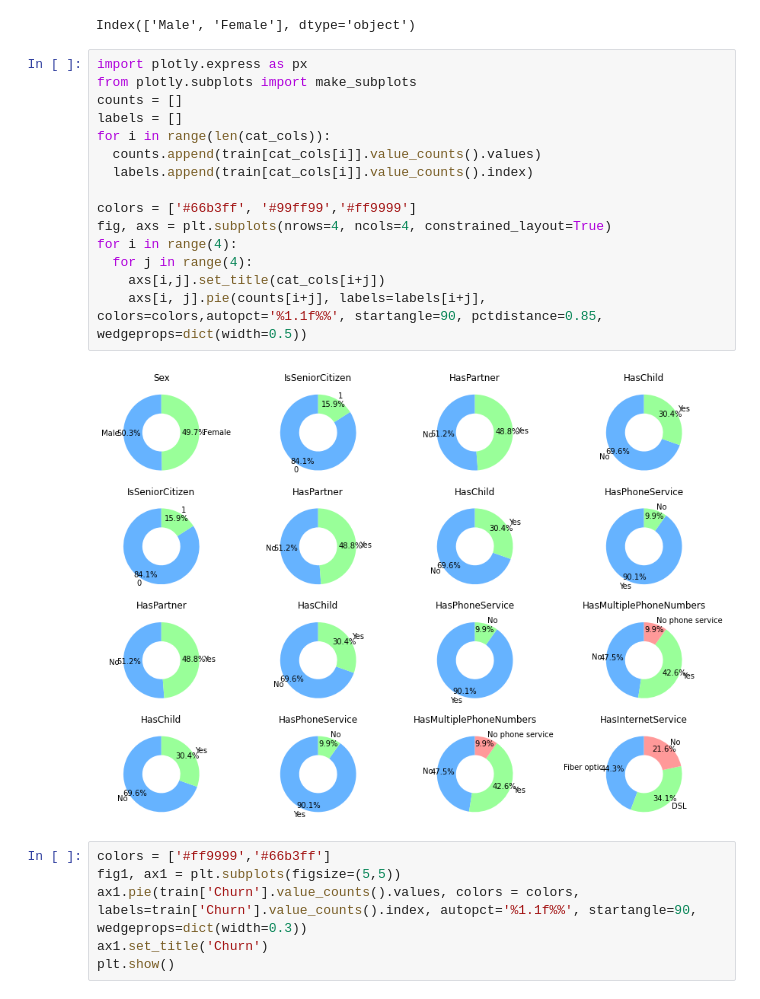
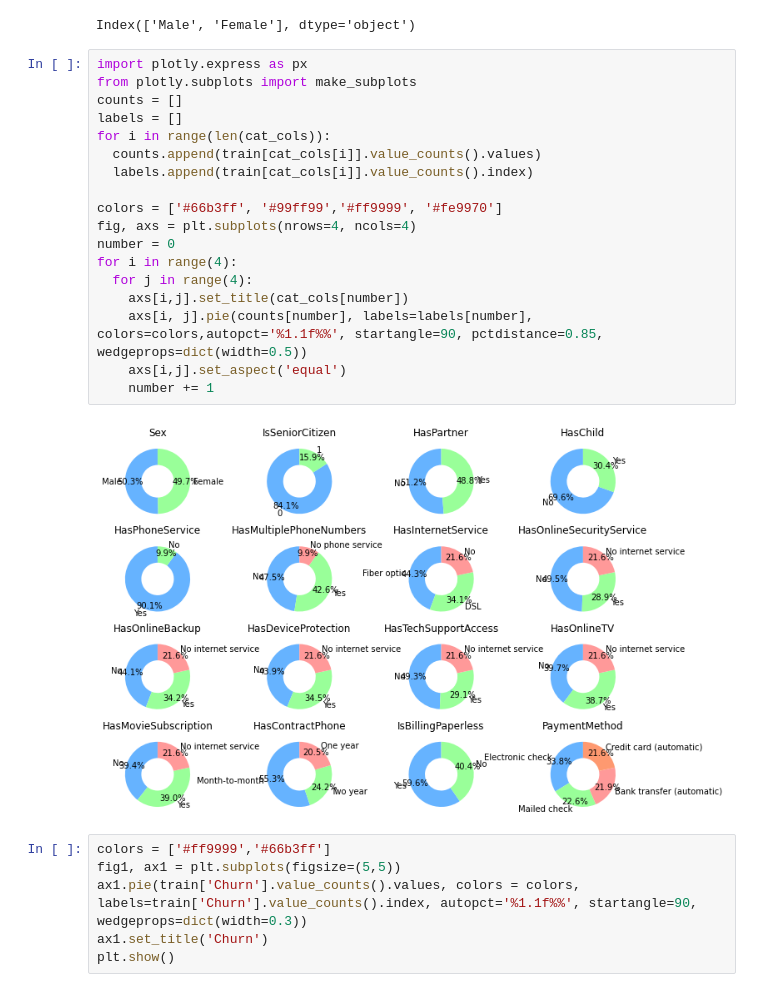
Before and after one commit to 4d5645/DeepLearningSchool, a Jupyter notebook: Предсказание_оттока_пользователей.ipynb, the cells around one changed output. Cells and saved outputs as stored; diff of their text form.

```diff
--- a/Предсказание_оттока_пользователей.ipynb
+++ b/Предсказание_оттока_пользователей.ipynb
@@ -166,20 +166,23 @@ Index(['Male', 'Female'], dtype='object')
 # %%
 import plotly.express as px
 from plotly.subplots import make_subplots
 counts = []
 labels = []
 for i in range(len(cat_cols)):
   counts.append(train[cat_cols[i]].value_counts().values)
   labels.append(train[cat_cols[i]].value_counts().index)
 
-colors = ['#66b3ff', '#99ff99','#ff9999']
-fig, axs = plt.subplots(nrows=4, ncols=4, constrained_layout=True)
+colors = ['#66b3ff', '#99ff99','#ff9999', '#fe9970']
+fig, axs = plt.subplots(nrows=4, ncols=4)
+number = 0
 for i in range(4):
   for j in range(4):
-    axs[i,j].set_title(cat_cols[i+j])
-    axs[i, j].pie(counts[i+j], labels=labels[i+j], colors=colors,autopct='%1.1f%%', startangle=90, pctdistance=0.85, wedgeprops=dict(width=0.5))
+    axs[i,j].set_title(cat_cols[number])
+    axs[i, j].pie(counts[number], labels=labels[number], colors=colors,autopct='%1.1f%%', startangle=90, pctdistance=0.85, wedgeprops=dict(width=0.5))
+    axs[i,j].set_aspect('equal')
+    number += 1
 # %% [output]
-[figure, old version]
+[figure, new version]
 # %%
 colors = ['#ff9999','#66b3ff']
 fig1, ax1 = plt.subplots(figsize=(5,5))
```
